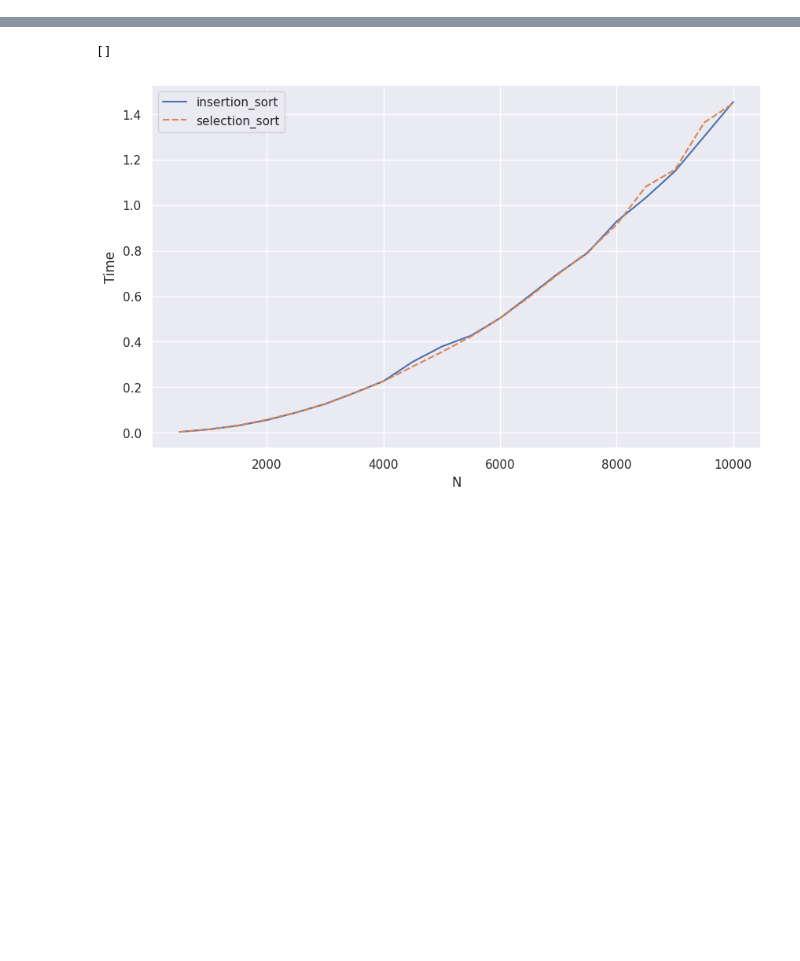
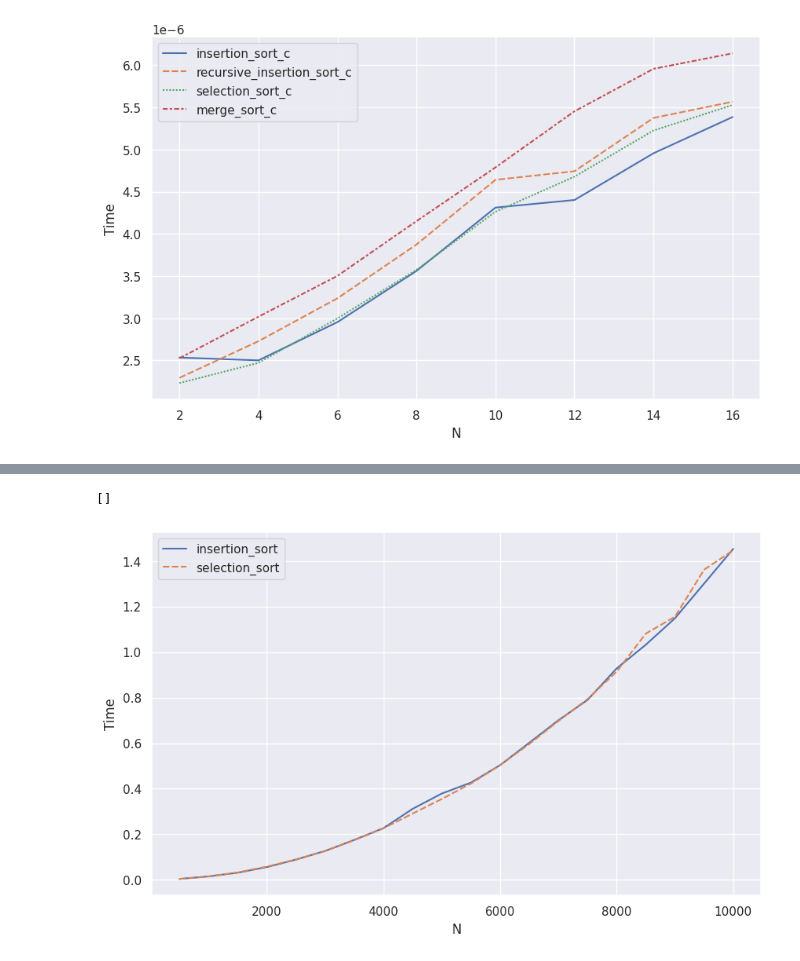
Before and after one commit to radoslawbodus/CLRS, a Jupyter notebook: Chapter2/sorting_algs_analysis.ipynb, the cells around one changed output, grey strips where cells are left out. Saved outputs shown, nothing was run; the diff lists cells and outputs as text; code cells hidden in the pictures; blank space fills up the shorter version.

```diff
--- a/Chapter2/sorting_algs_analysis.ipynb
+++ b/Chapter2/sorting_algs_analysis.ipynb
@@ -52,0 +45,21 @@ functions = {'insertion_sort': insertion_sort, 'insertion_sort_c': insertion_sor
+# %%
+functions = {'merge_sort_py': merge_sort, 'merge_sort_ins_2_py': merge_sort_ins_2, 'merge_sort_ins_4_py': merge_sort_ins_4, 'merge_sort_ins_8_py': merge_sort_ins_8}
+# %%
+def visualization(sizes, functions, samples=5):
+    f_times = measure_times(functions=functions, sizes=sizes, samples=samples)
+    df = pd.DataFrame(f_times, sizes).rename_axis(index='N')
+
+    sns.set_style('darkgrid')
+    sns.set(rc={'figure.figsize': (10, 6)})
+    ax = sns.lineplot(data=df)
+    ax.set(ylabel='Time')
+    # plt.yscale('log')
+    plt.plot()
+
+    return df
+# %%
+functions = {'insertion_sort_c': insertion_sort_c, 'recursive_insertion_sort_c': recursive_insertion_sort_c, 'selection_sort_c': selection_sort_c, 'merge_sort_c': merge_sort_c}
+sizes = list(range(2, 17, 2))
+df = visualization(sizes=sizes, functions=functions, samples=10000)
+# %% [output]
+[figure, added]
```
Also changed, not shown: parts of 17 cells of this notebook, 9 other files.
